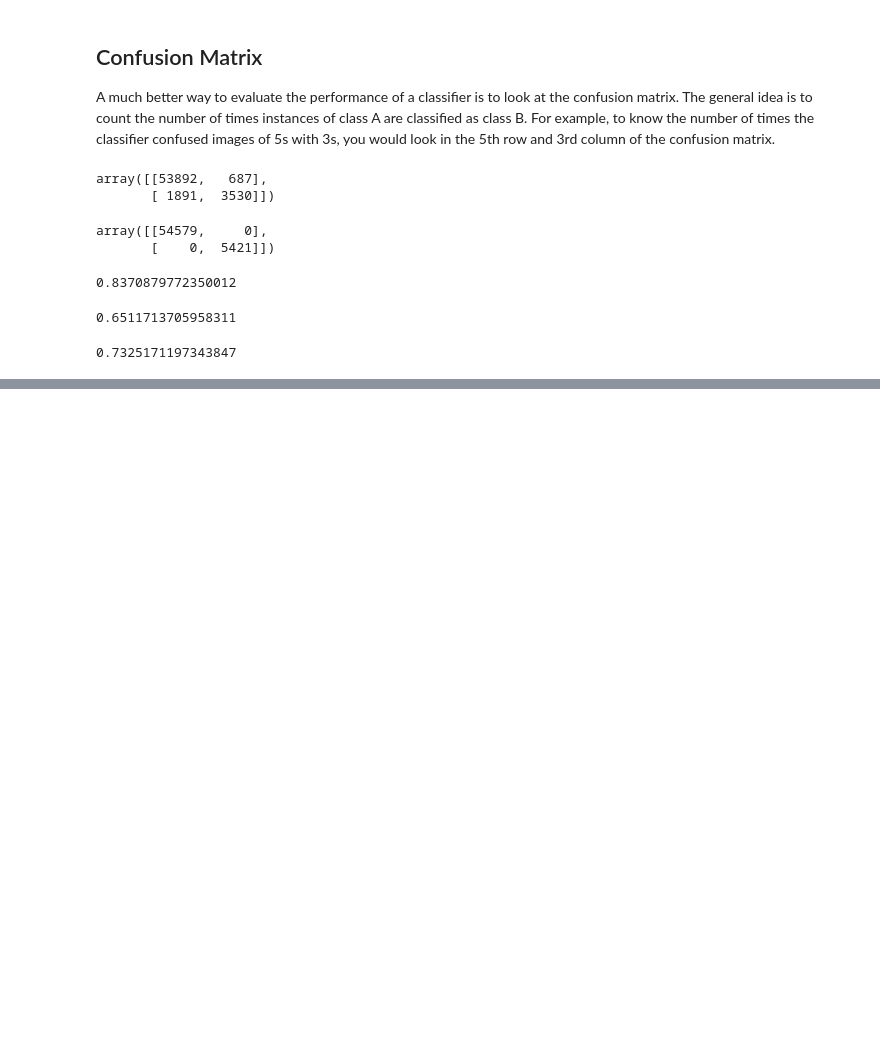
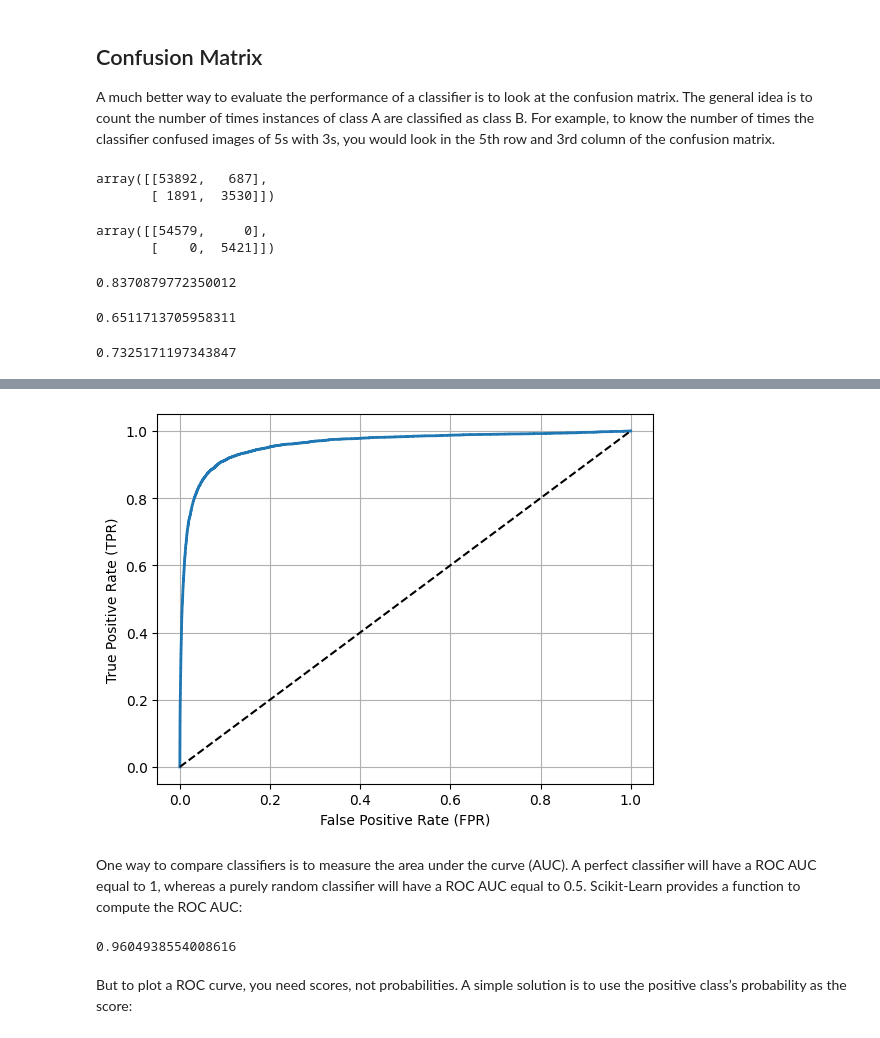
Before and after one commit to tumuruub0108/hands_on_ml, a Jupyter notebook: classification/mnist.ipynb, the cells around one changed output, grey strips where cells are left out. Cells and saved outputs as stored; diff of their text form; code cells hidden in the pictures; blank space fills up the shorter version.

```diff
--- a/classification/mnist.ipynb
+++ b/classification/mnist.ipynb
@@ -108,0 +181,24 @@ f1_score(y_train_5, y_train_pred)
+# %%
+fpr, tpr, thresholds = roc_curve(y_train_5, y_scores)
+# %%
+def plot_roc_curve(fpr, tpr, label=None):
+    plt.plot(fpr, tpr, linewidth=2, label=label)
+    plt.plot([0, 1], [0, 1], 'k--') # dashed diagonal
+
+    plt.xlabel("False Positive Rate (FPR)")
+    plt.ylabel("True Positive Rate (TPR)")
+    plt.grid(True)
+
+plot_roc_curve(fpr, tpr)
+plt.show()
+# %% [output]
+[figure, added]
+# %% [markdown]
+One way to compare classifiers is to measure the area under the curve (AUC). A perfect
+classifier will have a ROC AUC equal to 1, whereas a purely random classifier will
+have a ROC AUC equal to 0.5. Scikit-Learn provides a function to compute the ROC
+AUC:
+# %%
+roc_auc_score(y_train_5, y_scores)
+# %% [output]
+0.9604938554008616
@@ -108,0 +208,3 @@ f1_score(y_train_5, y_train_pred)
+# %% [markdown]
+But to plot a ROC curve, you need scores, not probabilities. A simple solution is to
+use the positive class’s probability as the score:
```
Also changed, not shown: parts of 33 cells of this notebook.
